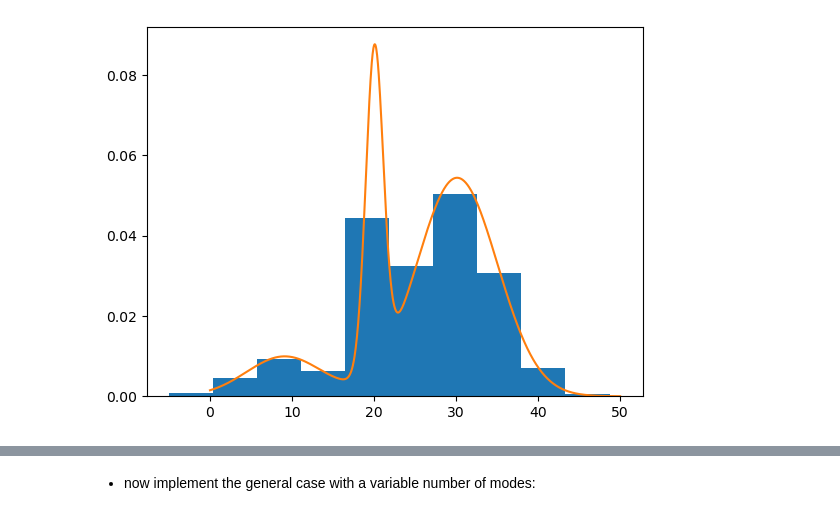
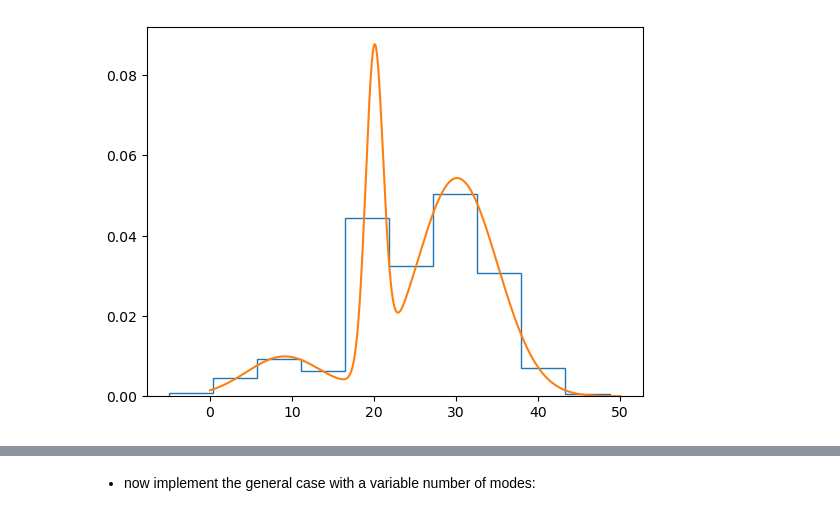
Before and after one commit to FedericoRivano/astrostatistics_bicocca_2026, a Jupyter notebook: working/Es06.ipynb, the cells around one changed output, grey strips where cells are left out. Saved outputs shown, nothing was run; the diff lists cells and outputs as text; code cells hidden in the pictures.

```diff
--- a/working/Es06.ipynb
+++ b/working/Es06.ipynb
@@ -20,11 +20,11 @@ xx = np.linspace(0,50,1000)
 # %%
 def calc_pdf_tot(x, n_comp): return np.sum(gm_fit.weights_[i] * sp.norm.pdf(x, loc=gm_fit.means_[i,0], scale=np.sqrt(gm_fit.covariances_[i,0,0])) for i in range(n_comp))
 # %%
-plt.hist(sample, density=True)
+plt.hist(sample, density=True, histtype='step')
 plt.plot(xx, calc_pdf_tot(xx, 3))
 plt.show()
 # %% [output]
-[figure, old version]
+[figure, new version]
 # %%
 print(gm_fit.aic(sample))
 # %% [output]
```
Also changed, not shown: parts of 5 cells of this notebook.
